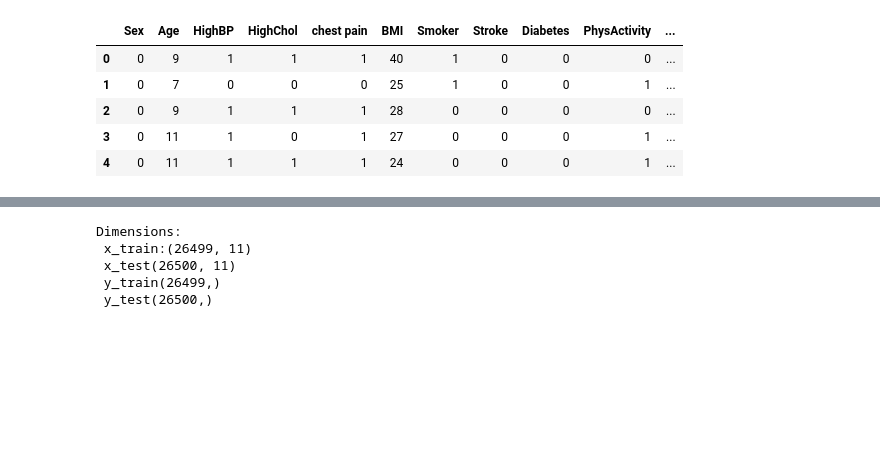
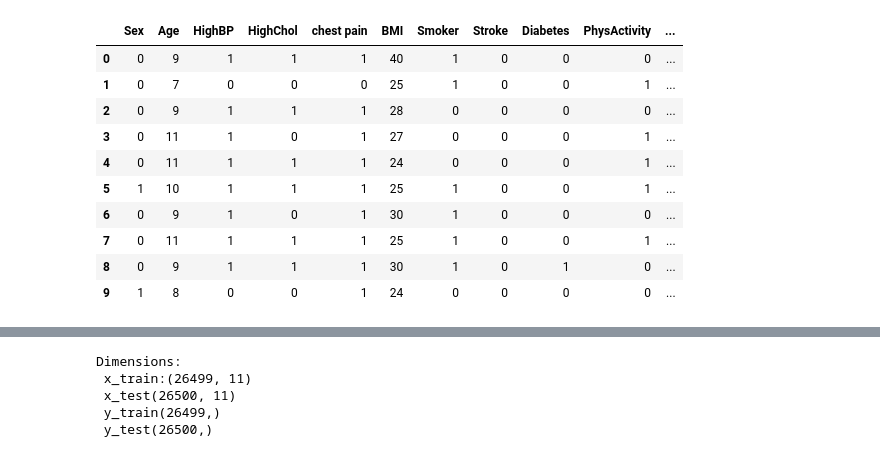
Before and after one commit to arijitstays/Final-year-Project-Heart-disease-prediction-, a Jupyter notebook: pass-3.ipynb, the cells around one changed output, grey strips where cells are left out. Drawn from its saved outputs; the diff is of its cells as text; code cells hidden in the pictures; blank space fills up the shorter version.

Commit message:
Kaggle Notebook | Pass 1(ENSEMBLE) | final version of the project

```diff
--- a/pass-3.ipynb
+++ b/pass-3.ipynb
@@ -24,12 +25,17 @@ for dirname, _, filenames in os.walk('/kaggle/input'):
 # %%
-df=pd.read_csv("../input/53k-data-heart/53k data.csv")
+df=pd.read_csv("/kaggle/input/heart-disease-dataset53000-record/53k data.csv")
 # %%
 #pd.set_option('display.max_columns', 500)
-df.head()
+df.head(10)
 # %% [output]
 |  | Sex | Age | HighBP | HighChol | chest pain | BMI | Smoker | Stroke | Diabetes | PhysActivity | ... |
 | 0 | 0 | 9 | 1 | 1 | 1 | 40 | 1 | 0 | 0 | 0 | ... |
 | 1 | 0 | 7 | 0 | 0 | 0 | 25 | 1 | 0 | 0 | 1 | ... |
 | 2 | 0 | 9 | 1 | 1 | 1 | 28 | 0 | 0 | 0 | 0 | ... |
 | 3 | 0 | 11 | 1 | 0 | 1 | 27 | 0 | 0 | 0 | 1 | ... |
 | 4 | 0 | 11 | 1 | 1 | 1 | 24 | 0 | 0 | 0 | 1 | ... |
+| 5 | 1 | 10 | 1 | 1 | 1 | 25 | 1 | 0 | 0 | 1 | ... |
+| 6 | 0 | 9 | 1 | 0 | 1 | 30 | 1 | 0 | 0 | 0 | ... |
+| 7 | 0 | 11 | 1 | 1 | 1 | 25 | 1 | 0 | 0 | 1 | ... |
+| 8 | 0 | 9 | 1 | 1 | 1 | 30 | 1 | 0 | 1 | 0 | ... |
+| 9 | 1 | 8 | 0 | 0 | 1 | 24 | 0 | 0 | 0 | 0 | ... |
```
Also changed, not shown: parts of 15 cells of this notebook.
